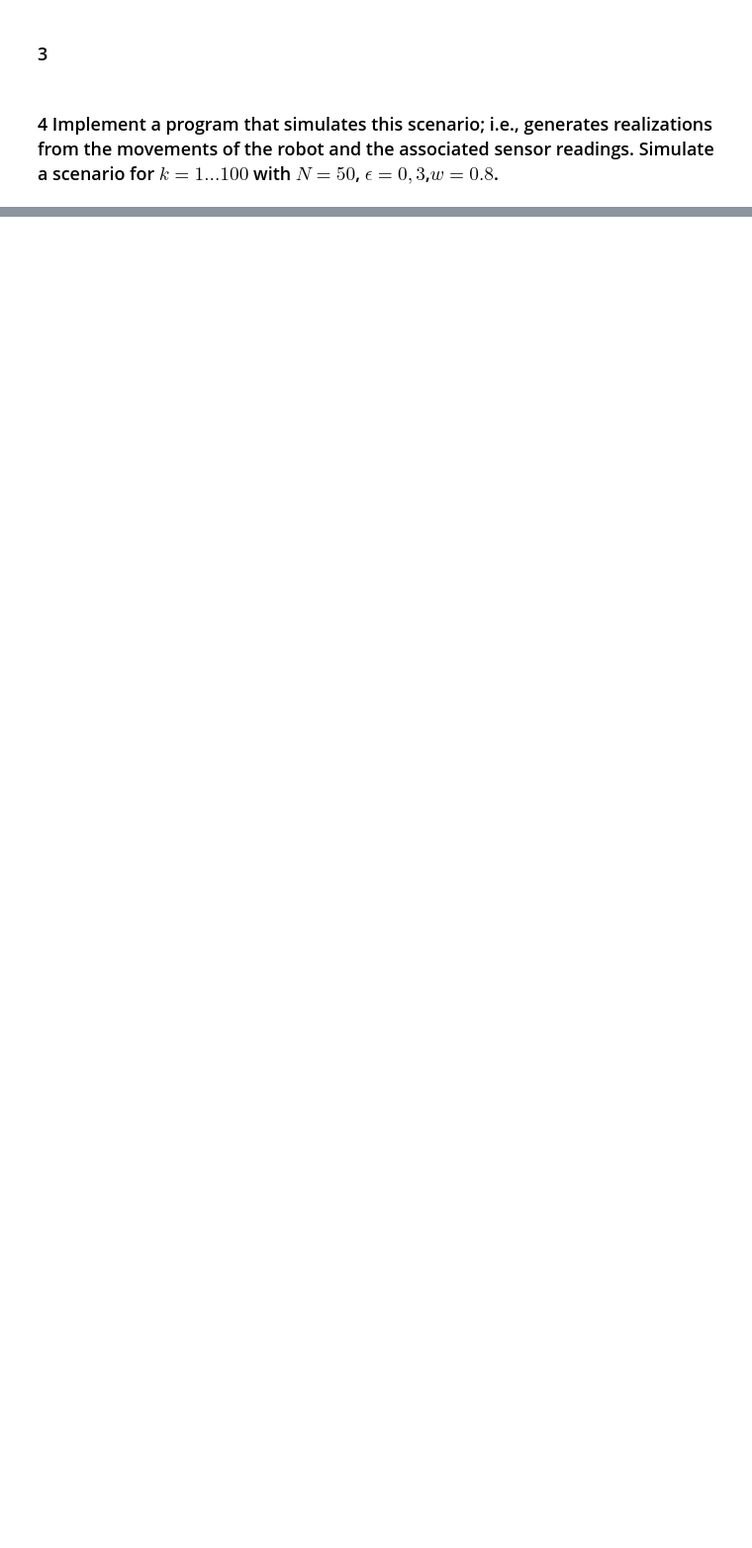
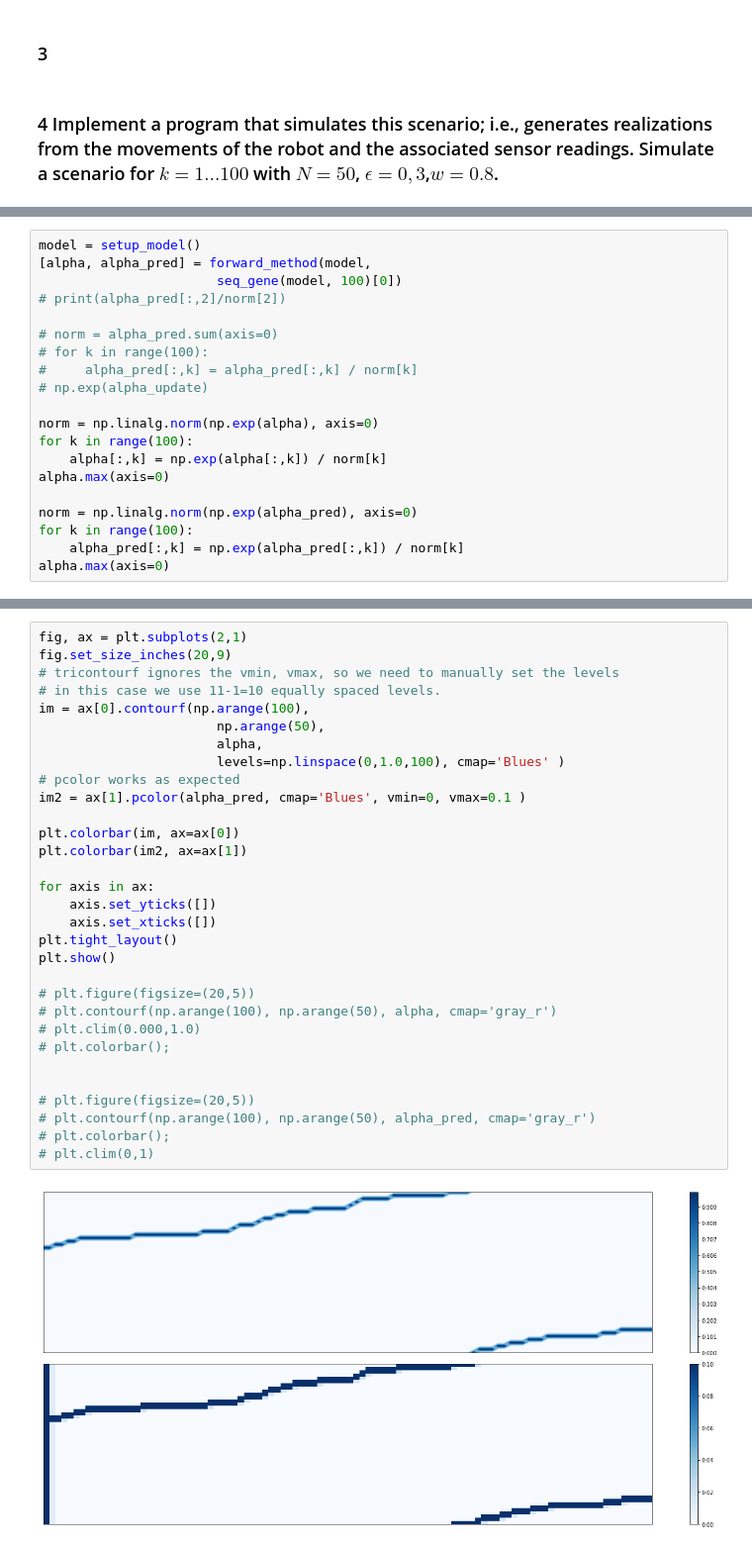
Before and after one commit to zhufangda/Telecom_Paristech-3rd_year, a Jupyter notebook: DATA905-Introduction_to_Graphical_Models/TP1_HMM/Untitled.ipynb, the cells around one changed output, grey strips where cells are left out. Shown: that part at 99% size. Cells and saved outputs as stored; diff of their text form; blank space fills up the shorter version.

```diff
--- a/DATA905-Introduction_to_Graphical_Models/TP1_HMM/Untitled.ipynb
+++ b/DATA905-Introduction_to_Graphical_Models/TP1_HMM/Untitled.ipynb
@@ -142,0 +166,20 @@ SyntaxError: invalid syntax (<ipython-input-88-579bf150f2a1>, line 2)
+# %%
+model = setup_model()
+[alpha, alpha_pred] = forward_method(model,
+                       seq_gene(model, 100)[0])
+# print(alpha_pred[:,2]/norm[2])
+
+# norm = alpha_pred.sum(axis=0)
+# for k in range(100):
+#     alpha_pred[:,k] = alpha_pred[:,k] / norm[k]
+# np.exp(alpha_update)
+
+norm = np.linalg.norm(np.exp(alpha), axis=0)
+for k in range(100):
+    alpha[:,k] = np.exp(alpha[:,k]) / norm[k]
+alpha.max(axis=0)
+
+norm = np.linalg.norm(np.exp(alpha_pred), axis=0)
+for k in range(100):
+    alpha_pred[:,k] = np.exp(alpha_pred[:,k]) / norm[k]
+alpha.max(axis=0)
@@ -142,0 +207,33 @@ SyntaxError: invalid syntax (<ipython-input-88-579bf150f2a1>, line 2)
+# %%
+fig, ax = plt.subplots(2,1)
+fig.set_size_inches(20,9)
+# tricontourf ignores the vmin, vmax, so we need to manually set the levels
+# in this case we use 11-1=10 equally spaced levels.
+im = ax[0].contourf(np.arange(100),
+                       np.arange(50),
+                       alpha,
+                       levels=np.linspace(0,1.0,100), cmap='Blues' )
+# pcolor works as expected
+im2 = ax[1].pcolor(alpha_pred, cmap='Blues', vmin=0, vmax=0.1 )
+
+plt.colorbar(im, ax=ax[0])
+plt.colorbar(im2, ax=ax[1])
+
+for axis in ax:
+    axis.set_yticks([])
+    axis.set_xticks([])
+plt.tight_layout()
+plt.show()
+
+# plt.figure(figsize=(20,5))
+# plt.contourf(np.arange(100), np.arange(50), alpha, cmap='gray_r')
+# plt.clim(0.000,1.0)
+# plt.colorbar();
+
+
+# plt.figure(figsize=(20,5))
+# plt.contourf(np.arange(100), np.arange(50), alpha_pred, cmap='gray_r')
+# plt.colorbar();
+# plt.clim(0,1)
+# %% [output]
+[figure, added]
```
Also changed, not shown: parts of 20 cells of this notebook, 8 other files.
